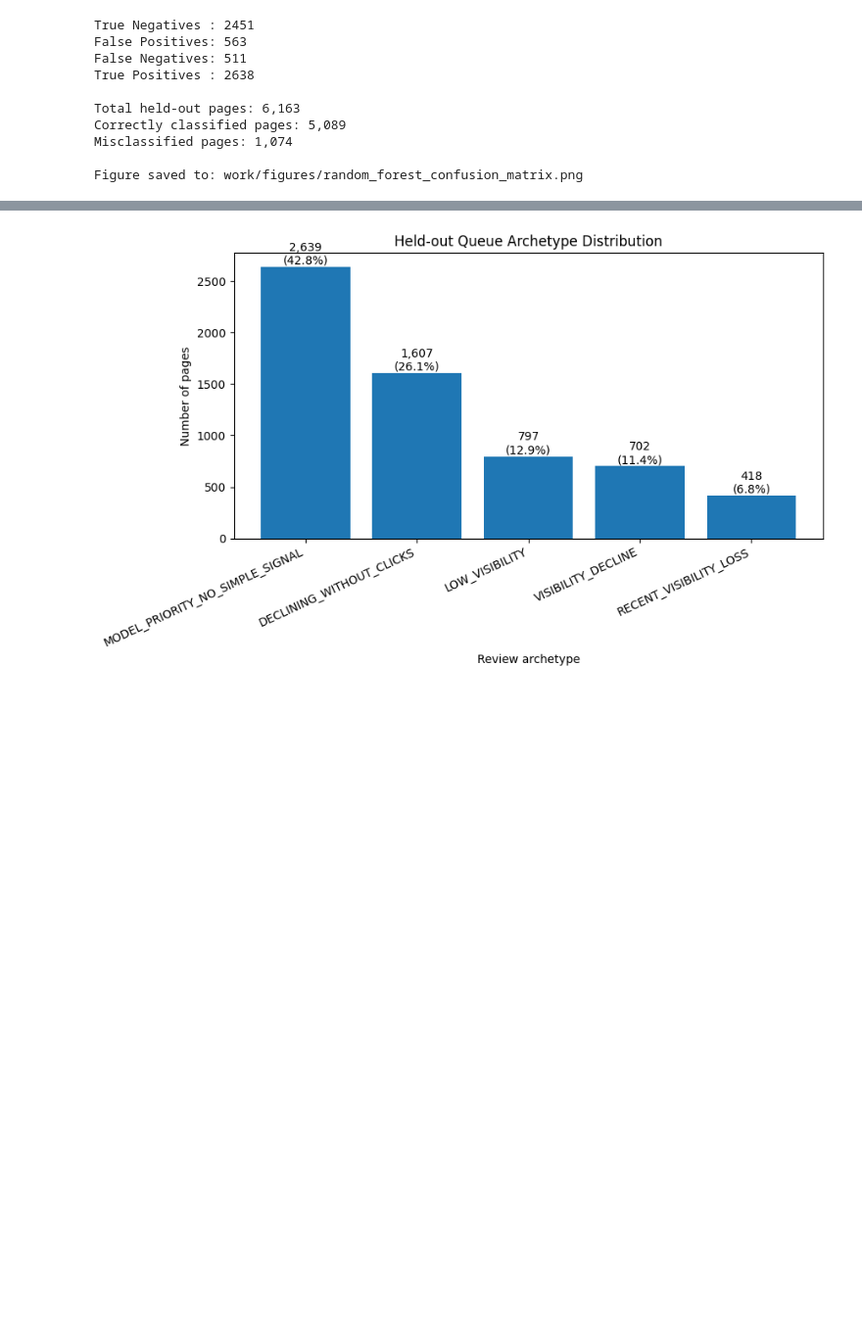
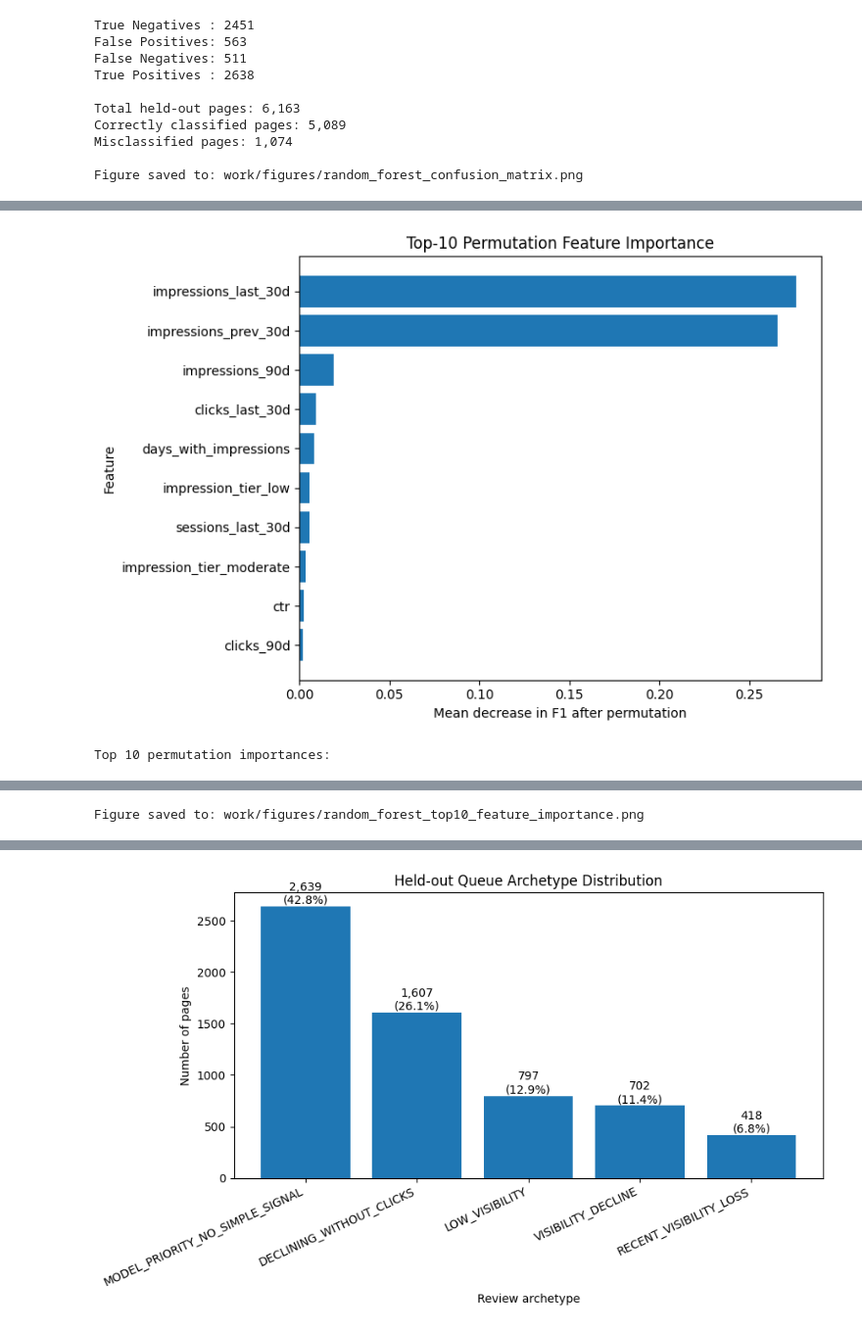
Before and after one commit to yara-08/ML-FlyRank-Internship2, a Jupyter notebook: work/notebooks/capstone.ipynb, the cells around one changed output, grey strips where cells are left out. Shown at 98% size. Cells and saved outputs as stored; diff of their text form; code cells hidden in the pictures; blank space fills up the shorter version.

```diff
--- a/work/notebooks/capstone.ipynb
+++ b/work/notebooks/capstone.ipynb
@@ -528,0 +695,70 @@ Top-10 features:
+# %%
+# ============================================================
+# Figure 3 — Top-10 Permutation Feature Importance
+# ============================================================
+
+import matplotlib.pyplot as plt
+import os
+
+top10_features = (
+    perm_importance
+    .head(10)
+    .sort_values(
+        "Importance",
+        ascending=True
+    )
+)
+
+fig, ax = plt.subplots(
+    figsize=(8, 5.5)
+)
+
+ax.barh(
+    top10_features["Feature"],
+    top10_features["Importance"]
+)
+
+ax.set_xlabel(
+    "Mean decrease in F1 after permutation"
+)
+
+ax.set_ylabel(
+    "Feature"
+)
+
+ax.set_title(
+    "Top-10 Permutation Feature Importance"
+)
+
+plt.tight_layout()
+
+figure_path = (
+    "work/figures/"
+    "random_forest_top10_feature_importance.png"
+)
+
+os.makedirs(
+    os.path.dirname(figure_path),
+    exist_ok=True
+)
+
+plt.savefig(
+    figure_path,
+    dpi=300,
+    bbox_inches="tight"
+)
+
+plt.show()
+
+print("Top 10 permutation importances:")
+display(
+    perm_importance
+    .head(10)
+)
+
+print(
+    f"\nFigure saved to: {figure_path}"
+)
+# %% [output]
+[figure, added]
+Top 10 permutation importances:
@@ -529,3 +776,4 @@ Top-10 features:
+Figure saved to: work/figures/random_forest_top10_feature_importance.png
 # %% [markdown]
 ###4.4 Held-out queue composition
 
```
Also changed, not shown: parts of 15 cells of this notebook.
